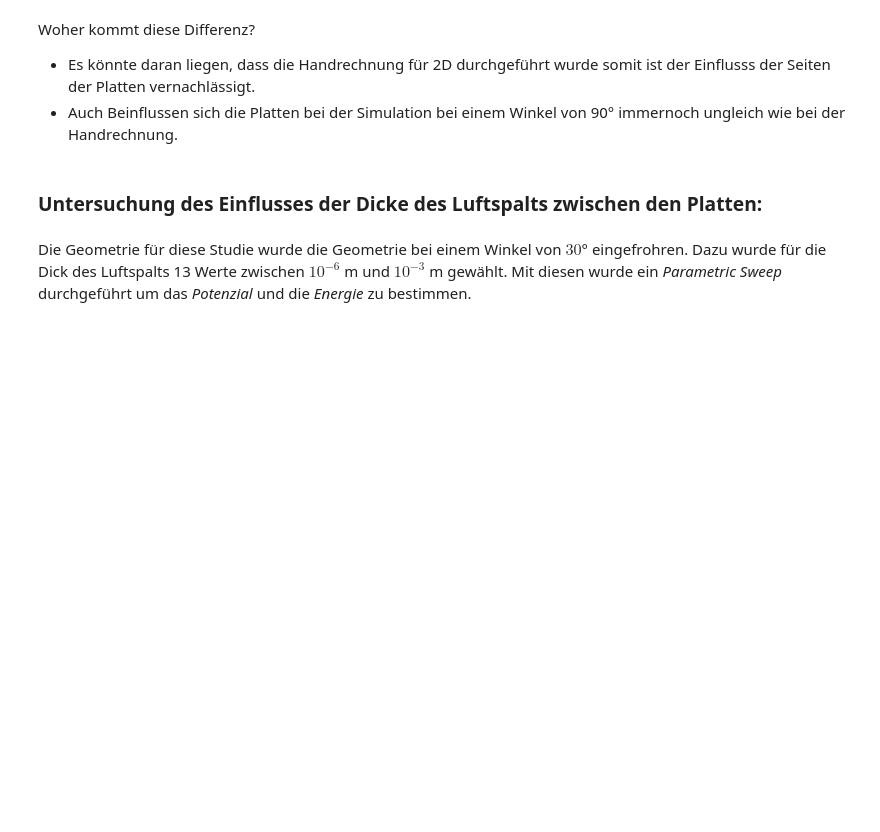
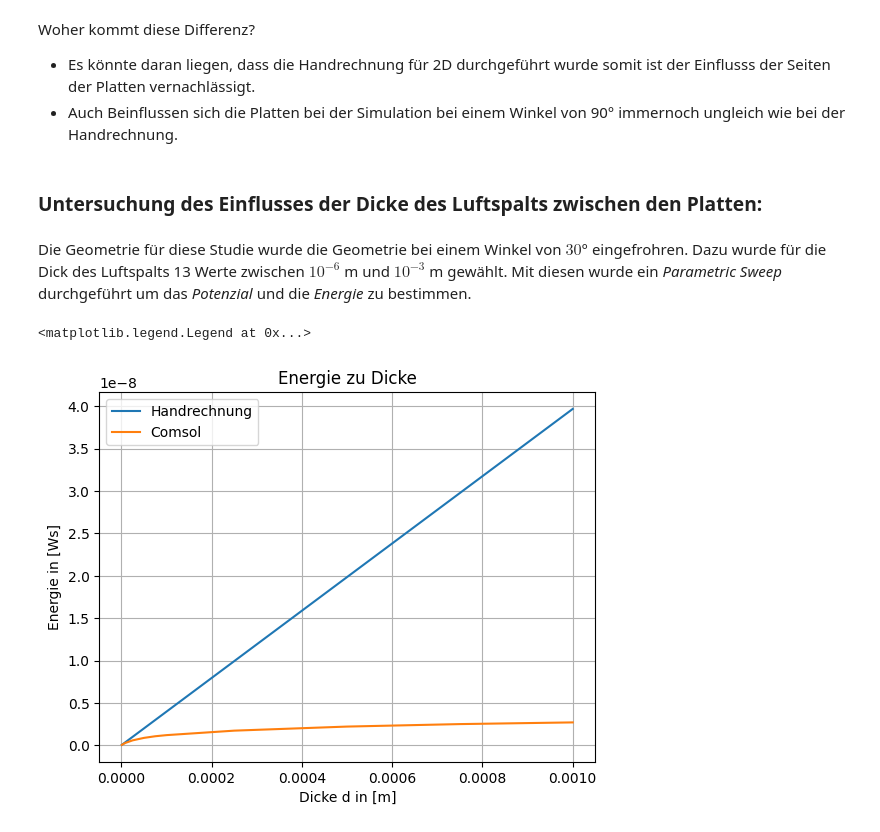
Before and after one commit to HansPeter21/COP_Elektrostatik, a Jupyter notebook: Projekt_ES_Albertin_Schegg.ipynb, the cells around one changed output. Saved outputs shown, nothing was run; the diff lists cells and outputs as text; code cells hidden in the pictures; blank space fills up the shorter version.

```diff
--- a/Projekt_ES_Albertin_Schegg.ipynb
+++ b/Projekt_ES_Albertin_Schegg.ipynb
@@ -236,0 +248,11 @@ Md = pd.read_csv("./Daten/DrehmomentDicke.csv") #Energie abhängig von der Dicke
+# %%
+plt.plot(dsweep, Wdh, label= "Handrechnung")
+plt.plot(Wd["d (m)"], Wd["Total electric energy (J)"], label= "Comsol")
+plt.grid()
+plt.ylabel("Energie in [Ws]")
+plt.xlabel("Dicke d in [m]")
+plt.title("Energie zu Dicke")
+plt.legend()
+# %% [output]
+<matplotlib.legend.Legend at 0x...>
+[figure, added]
```
Also changed, not shown: parts of 10 cells of this notebook.
